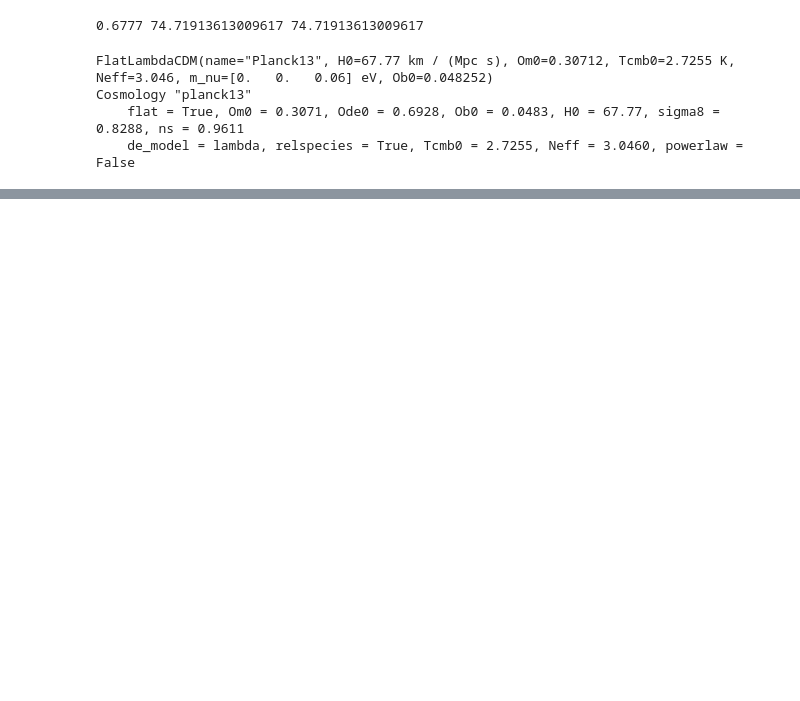
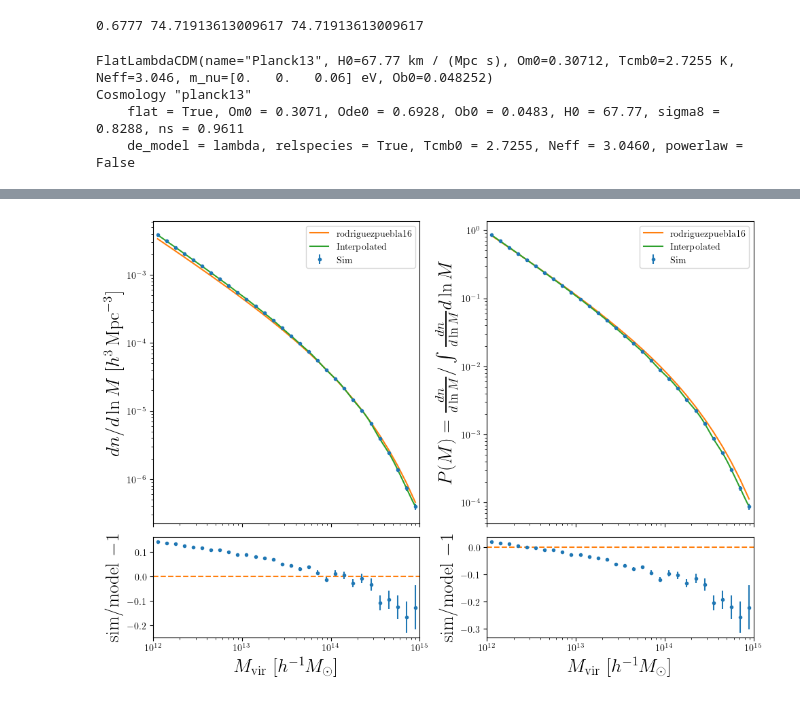
Before and after one commit to cosweeney/clive_bias, a Jupyter notebook: notebooks/streaming_model/MDPL2_streaming.ipynb, the cells around one changed output, grey strips where cells are left out. Saved outputs shown, nothing was run; the diff lists cells and outputs as text; code cells hidden in the pictures; blank space fills up the shorter version.

Commit message:
added early streaming model checks

```diff
--- a/notebooks/streaming_model/MDPL2_streaming.ipynb
+++ b/notebooks/streaming_model/MDPL2_streaming.ipynb
@@ -235,0 +350,85 @@ from halotools.mock_observables import tpcf_multipole
+# %%
+# note: need to marginalize over masses to get P(v|r) instead of P(v|r, M) (see Robertson et al 2024, Sec. 7.1.3)
+
+# compute # of halos in each mass bin
+halo_path = '/spiff/cosweeney/simulations/MDPL2/hlists/hlist_0.83760_update.hdf5'
+
+mbins2 = np.logspace(np.log10(1e12), np.log10(1e15), 30+1)
+
+N_halos = np.zeros(len(mbins2)-1)
+with h5.File(halo_path, 'r') as hcat:
+    for k in range(len(mbins2)-1):
+        mcut = (hcat['mvir'] > mbins2[k]) & (hcat['mvir'] <= mbins2[k+1])
+
+        N_bin = mcut.sum()
+
+        N_halos[k] = N_bin
+# %%
+from colossus.lss import mass_function
+
+Lbox = 1_000
+Vbox = Lbox**3
+
+dlnM = np.diff(np.log(mbins2))
+mcens = (mbins2[1:] * mbins2[:-1])**0.5
+
+dndlnM_sim = N_halos / (Vbox * dlnM)
+sigma_dndlnM = np.sqrt(N_halos) / (Vbox * dlnM)
+
+mfunc = mass_function.massFunction(mcens, redshift, mdef='vir', model='rodriguezpuebla16', q_out='dndlnM')
+
+Norm        = np.sum(dndlnM_sim * dlnM)
+P_sim       = dndlnM_sim / Norm
+P_pred      = mfunc / np.sum(mfunc * dlnM)
+sigma_P     = sigma_dndlnM / Norm
+
+resid_hmf       = dndlnM_sim / mfunc - 1
+sigma_resid_hmf = sigma_dndlnM / mfunc
+
+resid_P       = P_sim / P_pred - 1
+sigma_resid_P = sigma_P / P_pred
+
+fig, axes = plt.subplots(2, 2, figsize=(10, 7),
+                         gridspec_kw={'height_ratios': [3, 1]},
+                         sharex='col')
+
+axes[0, 0].errorbar(mcens, dndlnM_sim, yerr=sigma_dndlnM, fmt='.', color='C0', label='Sim')
+axes[0, 0].plot(mcens, mfunc, c='C1', label='rodriguezpuebla16')
+axes[0, 0].set(yscale='log', xscale='log', ylabel=r'$dn/d\ln M\ [h^3\,\mathrm{Mpc}^{-3}]$')
+axes[0, 0].legend()
+axes[0, 0].set_xlim((np.min(mbins2), np.max(mbins2)))
+
+axes[0, 1].errorbar(mcens, P_sim, yerr=sigma_P, fmt='.', color='C0', label='Sim')
+axes[0, 1].plot(mcens, P_pred, c='C1', label='rodriguezpuebla16')
+axes[0, 1].set(yscale='log', xscale='log', ylabel=r'$P(M)=\frac{dn}{d\ln M}/\int \frac{dn}{d\ln M} d\ln M$')
+axes[0, 1].legend()
+axes[0, 1].set_xlim((np.min(mbins2), np.max(mbins2)))
+
+axes[1, 0].errorbar(mcens, resid_hmf, yerr=sigma_resid_hmf, fmt='.', color='C0')
+axes[1, 0].axhline(0, c='C1', ls='--')
+axes[1, 0].set(xscale='log', xlabel=r'$M_\mathrm{vir}\ [h^{-1}M_\odot]$', ylabel=r'sim/model $-1$')
+axes[1, 0].set_xlim((np.min(mbins2), np.max(mbins2)))
+
+axes[1, 1].errorbar(mcens, resid_P, yerr=sigma_resid_P, fmt='.', color='C0')
+axes[1, 1].axhline(0, c='C1', ls='--')
+axes[1, 1].set(xscale='log', xlabel=r'$M_\mathrm{vir}\ [h^{-1}M_\odot]$', ylabel=r'sim/model $-1$')
+axes[1, 1].set_xlim((np.min(mbins2), np.max(mbins2)))
+
+plt.tight_layout()
+
+
+from scipy.interpolate import interp1d
+
+m_fine  = np.logspace(np.log10(mcens[0]), np.log10(mcens[-1]), 300)
+lm      = np.log(mcens)
+lm_fine = np.log(m_fine)
+
+interp_hmf = interp1d(lm, np.log(dndlnM_sim), kind='cubic')
+interp_P   = interp1d(lm, np.log(P_sim),       kind='cubic')
+
+axes[0, 0].plot(m_fine, np.exp(interp_hmf(lm_fine)), c='C2', label='Interpolated')
+axes[0, 1].plot(m_fine, np.exp(interp_P(lm_fine)),   c='C2', label='Interpolated')
+
+axes[0, 0].legend()
+axes[0, 1].legend()
+# %% [output]
@@ -235,0 +436 @@ from halotools.mock_observables import tpcf_multipole
+[figure, added]
```
Also changed, not shown: parts of 36 cells of this notebook, 1 other file.
